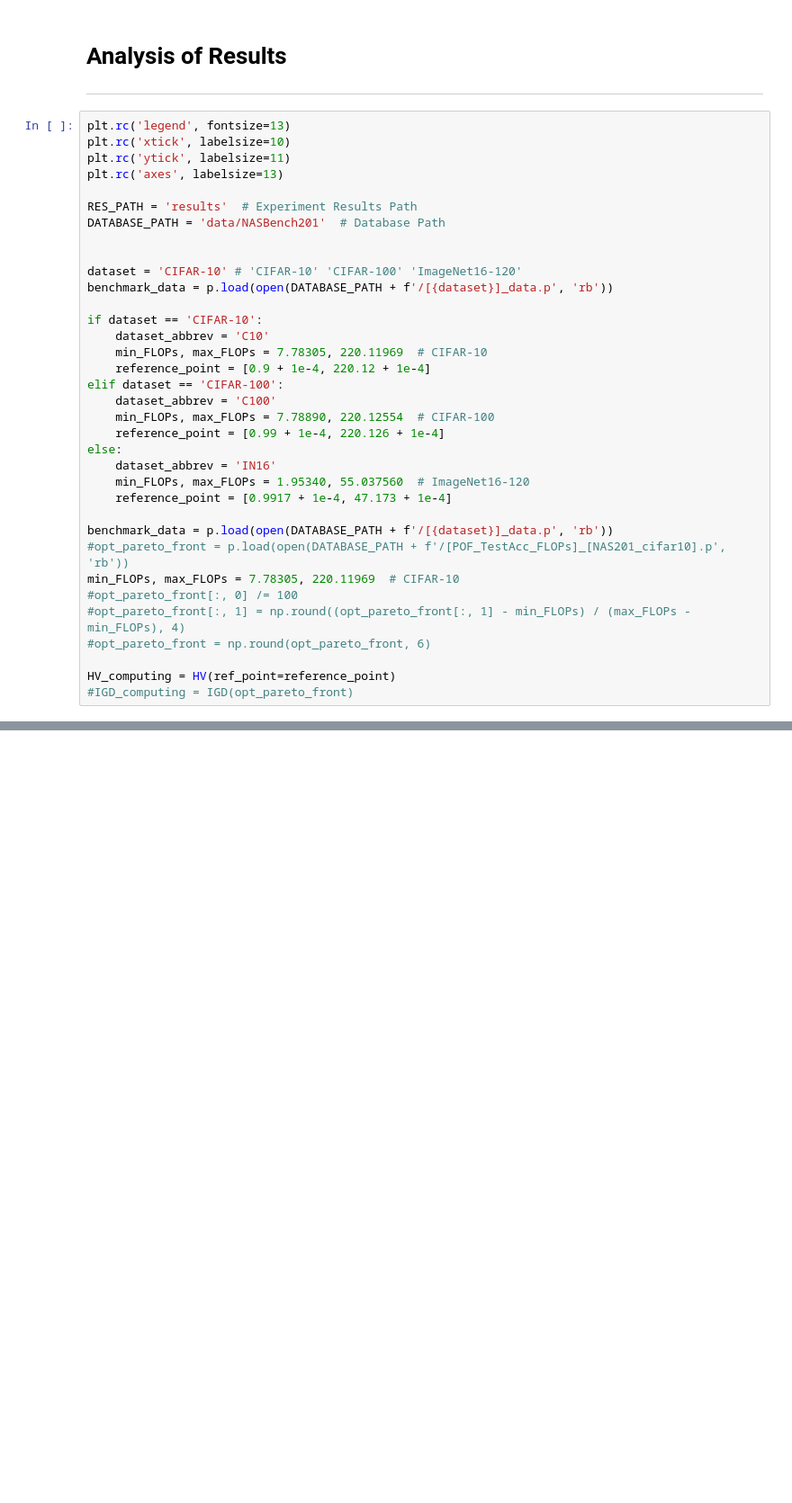
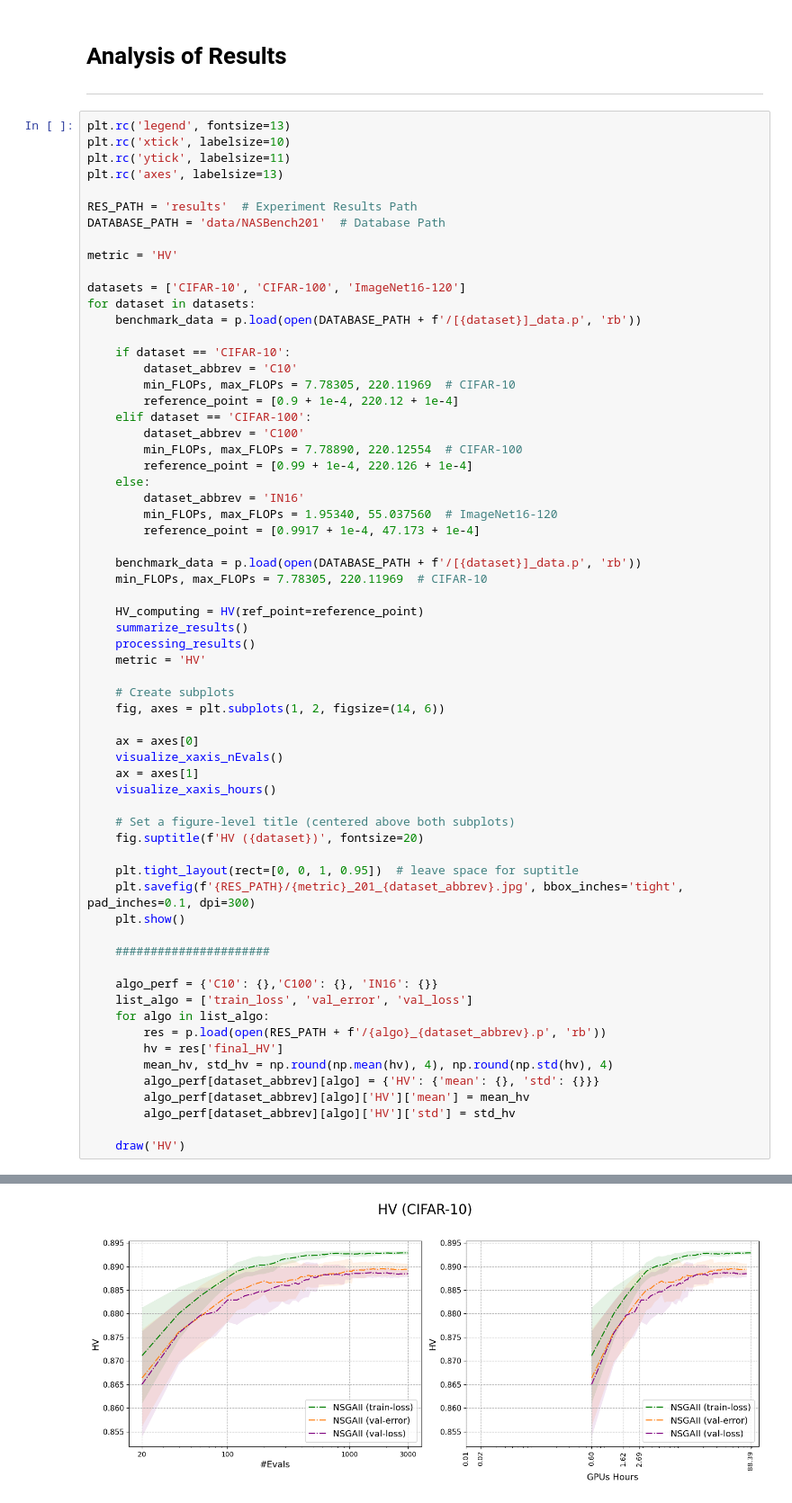
Before and after one commit to oUesio/NAS-NSGAII-Island, a Jupyter notebook: nas.ipynb, the cells around one changed output, grey strips where cells are left out. Shown at 90% size. Saved outputs shown, nothing was run; the diff lists cells and outputs as text; blank space fills up the shorter version.

Commit message:
Hypervolume visualisations

```diff
--- a/nas.ipynb
+++ b/nas.ipynb
@@ -3040,29 +3010,59 @@ plt.rc('axes', labelsize=13)
 RES_PATH = 'results'  # Experiment Results Path
 DATABASE_PATH = 'data/NASBench201'  # Database Path
 
+metric = 'HV'
 
-dataset = 'CIFAR-10' # 'CIFAR-10' 'CIFAR-100' 'ImageNet16-120'
-benchmark_data = p.load(open(DATABASE_PATH + f'/[{dataset}]_data.p', 'rb'))
+datasets = ['CIFAR-10', 'CIFAR-100', 'ImageNet16-120']
+for dataset in datasets:
+    benchmark_data = p.load(open(DATABASE_PATH + f'/[{dataset}]_data.p', 'rb'))
 
-if dataset == 'CIFAR-10':
-    dataset_abbrev = 'C10'
+    if dataset == 'CIFAR-10':
+        dataset_abbrev = 'C10'
+        min_FLOPs, max_FLOPs = 7.78305, 220.11969  # CIFAR-10
+        reference_point = [0.9 + 1e-4, 220.12 + 1e-4]
+    elif dataset == 'CIFAR-100':
+        dataset_abbrev = 'C100'
+        min_FLOPs, max_FLOPs = 7.78890, 220.12554  # CIFAR-100
+        reference_point = [0.99 + 1e-4, 220.126 + 1e-4]
+    else:
+        dataset_abbrev = 'IN16'
+        min_FLOPs, max_FLOPs = 1.95340, 55.037560  # ImageNet16-120
+        reference_point = [0.9917 + 1e-4, 47.173 + 1e-4]
+
+    benchmark_data = p.load(open(DATABASE_PATH + f'/[{dataset}]_data.p', 'rb'))
     min_FLOPs, max_FLOPs = 7.78305, 220.11969  # CIFAR-10
-    reference_point = [0.9 + 1e-4, 220.12 + 1e-4]
-elif dataset == 'CIFAR-100':
-    dataset_abbrev = 'C100'
-    min_FLOPs, max_FLOPs = 7.78890, 220.12554  # CIFAR-100
-    reference_point = [0.99 + 1e-4, 220.126 + 1e-4]
-else:
-    dataset_abbrev = 'IN16'
-    min_FLOPs, max_FLOPs = 1.95340, 55.037560  # ImageNet16-120
-    reference_point = [0.9917 + 1e-4, 47.173 + 1e-4]
 
-benchmark_data = p.load(open(DATABASE_PATH + f'/[{dataset}]_data.p', 'rb'))
-#opt_pareto_front = p.load(open(DATABASE_PATH + f'/[POF_TestAcc_FLOPs]_[NAS201_cifar10].p', 'rb'))
-min_FLOPs, max_FLOPs = 7.78305, 220.11969  # CIFAR-10
-#opt_pareto_front[:, 0] /= 100
-#opt_pareto_front[:, 1] = np.round((opt_pareto_front[:, 1] - min_FLOPs) / (max_FLOPs - min_FLOPs), 4)
-#opt_pareto_front = np.round(opt_pareto_front, 6)
+    HV_computing = HV(ref_point=reference_point)
+    summarize_results()
+    processing_results()
+    metric = 'HV'
 
-HV_computing = HV(ref_point=reference_point)
-#IGD_computing = IGD(opt_pareto_front)
+    # Create subplots
+    fig, axes = plt.subplots(1, 2, figsize=(14, 6))
+
+    ax = axes[0]
+    visualize_xaxis_nEvals()
+    ax = axes[1]
+    visualize_xaxis_hours()
+
+    # Set a figure-level title (centered above both subplots)
+    fig.suptitle(f'HV ({dataset})', fontsize=20)
+
+    plt.tight_layout(rect=[0, 0, 1, 0.95])  # leave space for suptitle
+    plt.savefig(f'{RES_PATH}/{metric}_201_{dataset_abbrev}.jpg', bbox_inches='tight', pad_inches=0.1, dpi=300)
+    plt.show()
+
+    ######################
+
+    algo_perf = {'C10': {},'C100': {}, 'IN16': {}}
+    list_algo = ['train_loss', 'val_error', 'val_loss']
+    for algo in list_algo:
+        res = p.load(open(RES_PATH + f'/{algo}_{dataset_abbrev}.p', 'rb'))
+        hv = res['final_HV']
+        mean_hv, std_hv = np.round(np.mean(hv), 4), np.round(np.std(hv), 4)
+        algo_perf[dataset_abbrev][algo] = {'HV': {'mean': {}, 'std': {}}}
+        algo_perf[dataset_abbrev][algo]['HV']['mean'] = mean_hv
+        algo_perf[dataset_abbrev][algo]['HV']['std'] = std_hv
+
+    draw('HV')
+# %% [output]
@@ -3068,0 +3071 @@ HV_computing = HV(ref_point=reference_point)
+[figure, added]
```
Also changed, not shown: parts of 11 cells of this notebook.
